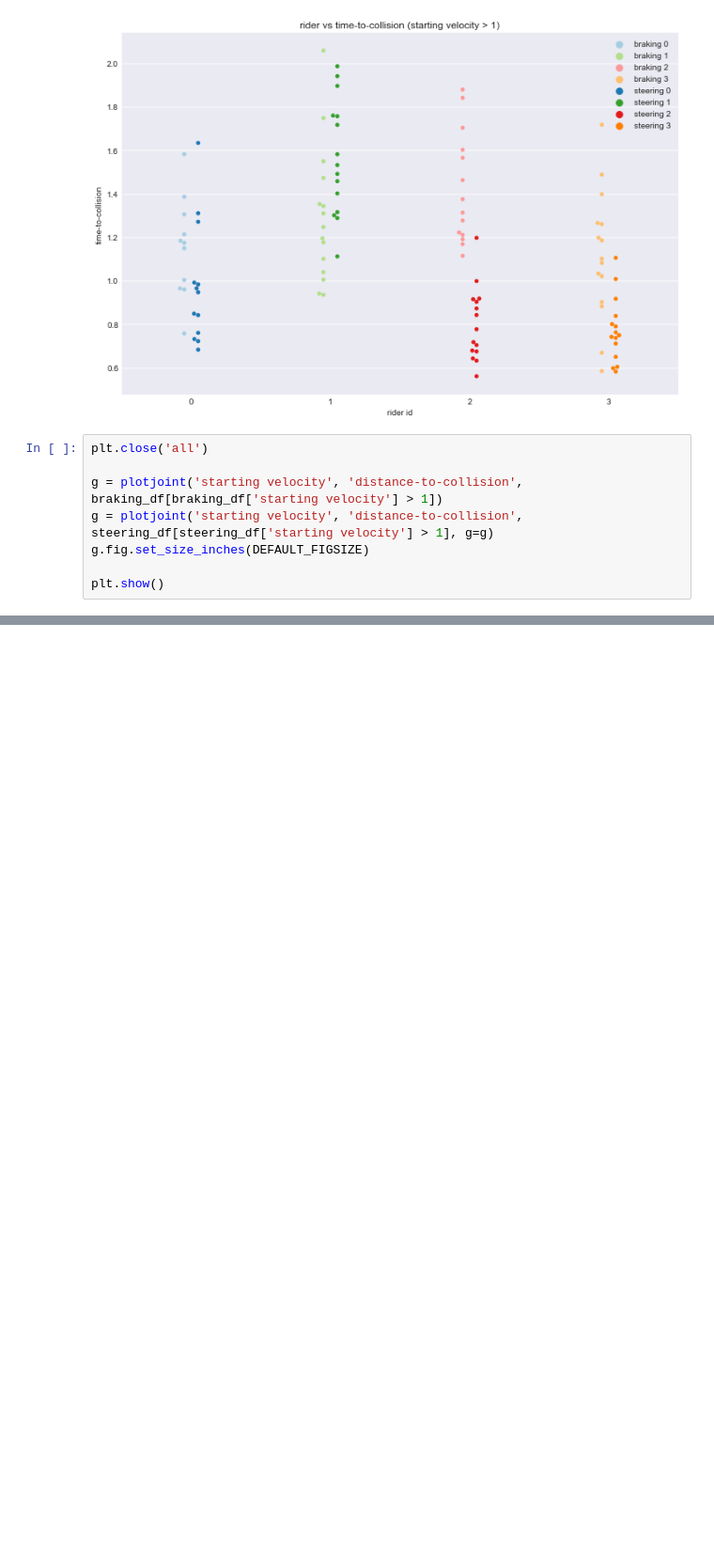
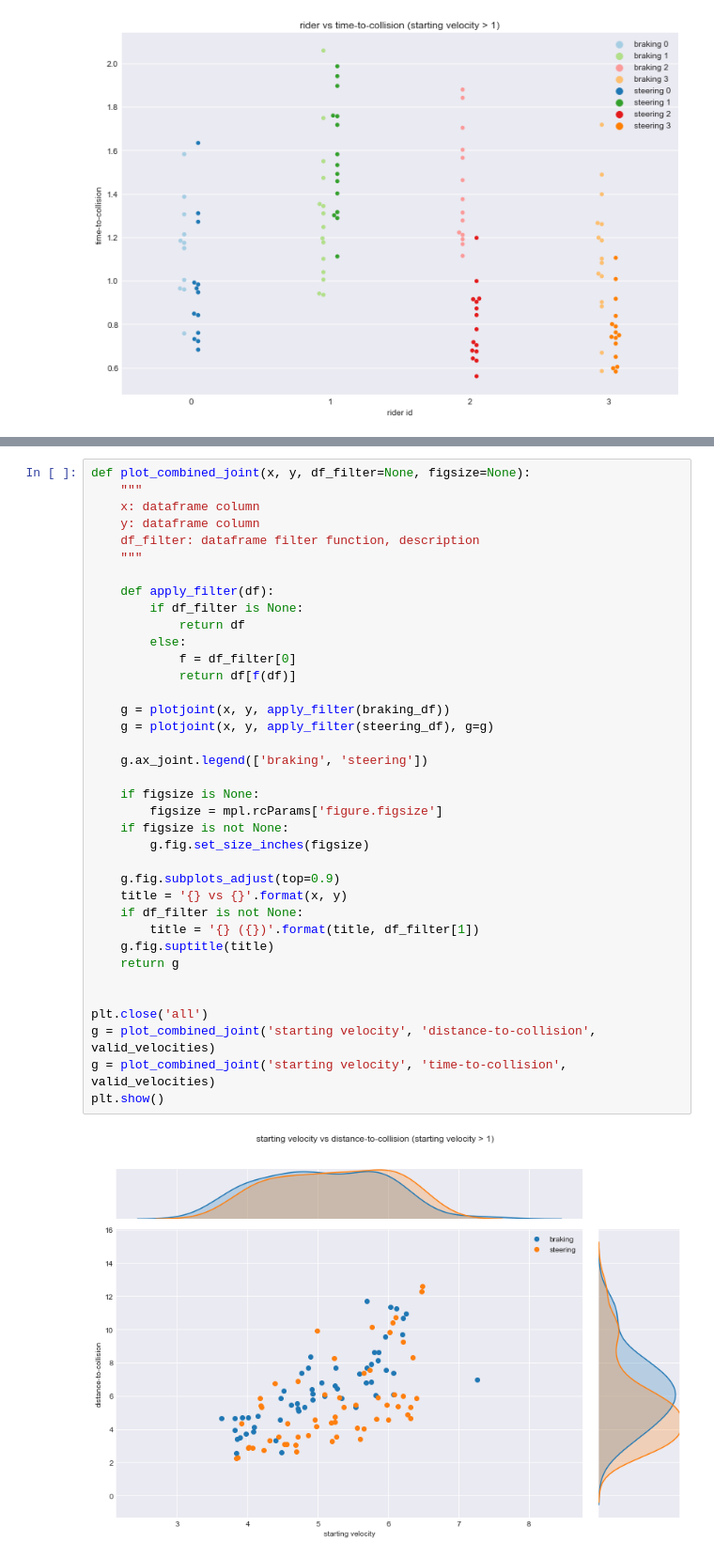
Before and after one commit to oliverlee/antlia, a Jupyter notebook: python/notebooks/compare_ttc.ipynb, the cells around one changed output, grey strips where cells are left out. Shown at 94% size. Saved outputs shown, nothing was run; the diff lists cells and outputs as text; blank space fills up the shorter version.

Commit message:
Add function for combined jointplot

```diff
--- a/python/notebooks/compare_ttc.ipynb
+++ b/python/notebooks/compare_ttc.ipynb
@@ -104,11 +104,3 @@ plt.show()
 [figure]
 [figure]
 [figure]
-# %%
-plt.close('all')
-
-g = plotjoint('starting velocity', 'distance-to-collision', braking_df[braking_df['starting velocity'] > 1])
-g = plotjoint('starting velocity', 'distance-to-collision', steering_df[steering_df['starting velocity'] > 1], g=g)
-g.fig.set_size_inches(DEFAULT_FIGSIZE)
-
-plt.show()
@@ -118,0 +107,39 @@ plt.show()
+# %%
+def plot_combined_joint(x, y, df_filter=None, figsize=None):
+    """
+    x: dataframe column
+    y: dataframe column
+    df_filter: dataframe filter function, description
+    """
+
+    def apply_filter(df):
+        if df_filter is None:
+            return df
+        else:
+            f = df_filter[0]
+            return df[f(df)]
+
+    g = plotjoint(x, y, apply_filter(braking_df))
+    g = plotjoint(x, y, apply_filter(steering_df), g=g)
+
+    g.ax_joint.legend(['braking', 'steering'])
+
+    if figsize is None:
+        figsize = mpl.rcParams['figure.figsize']
+    if figsize is not None:
+        g.fig.set_size_inches(figsize)
+
+    g.fig.subplots_adjust(top=0.9)
+    title = '{} vs {}'.format(x, y)
+    if df_filter is not None:
+        title = '{} ({})'.format(title, df_filter[1])
+    g.fig.suptitle(title)
+    return g
+
+
+plt.close('all')
+g = plot_combined_joint('starting velocity', 'distance-to-collision', valid_velocities)
+g = plot_combined_joint('starting velocity', 'time-to-collision', valid_velocities)
+plt.show()
+# %% [output]
+[figure, added]
```
Also changed, not shown: parts of 2 cells of this notebook.
